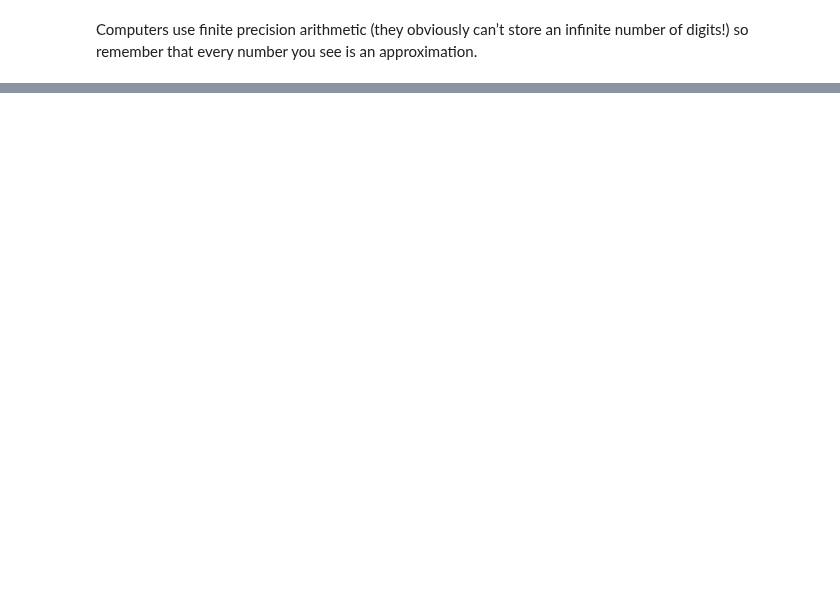
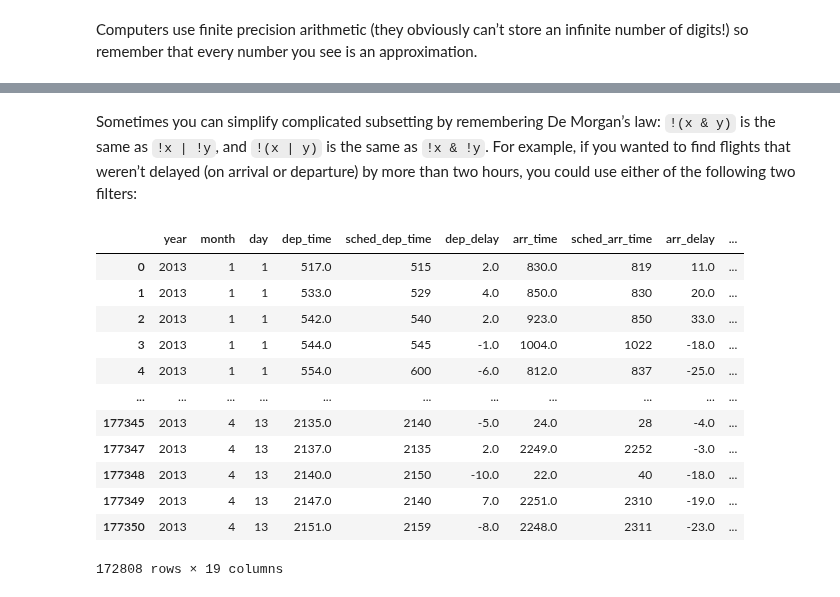
Before and after one commit to markumreed/ds4b, a Jupyter notebook: python_ds4b/01_exploration/02_data_transformation/02_data_transformation.ipynb, the cells around one changed output, grey strips where cells are left out. Saved outputs shown, nothing was run; the diff lists cells and outputs as text; code cells hidden in the pictures; blank space fills up the shorter version.

```diff
--- a/python_ds4b/01_exploration/02_data_transformation/02_data_transformation.ipynb
+++ b/python_ds4b/01_exploration/02_data_transformation/02_data_transformation.ipynb
@@ -10,7 +10,9 @@ Visualisation is an important tool for insight generation, but it is rare that y
 In this chapter we’re going to focus on how to use the dplyr package, another core member of the tidyverse. We’ll illustrate the key ideas using data from the NYC Flight data, and use `seaborn` to help us understand the data.
 # %%
 import pandas as pd
-flights = pd.read_csv("flights.csv")
+import numpy as np
+
+flights = pd.read_csv("flight_data.csv")
 # %% [markdown]
 ### NYC Flights Dataset
 
@@ -83,0 +124,18 @@ Computers use finite precision arithmetic (they obviously can’t store an infin
+# %% [markdown]
+Sometimes you can simplify complicated subsetting by remembering De Morgan’s law: `!(x & y)` is the same as `!x | !y`, and `!(x | y)` is the same as `!x & !y`. For example, if you wanted to find flights that weren’t delayed (on arrival or departure) by more than two hours, you could use either of the following two filters:
+# %%
+flights.query("~(arr_delay > 120 | dep_delay > 120)")
+# %% [output]
+|  | year | month | day | dep_time | sched_dep_time | dep_delay | arr_time | sched_arr_time | arr_delay | ... |
+| 0 | 2013 | 1 | 1 | 517.0 | 515 | 2.0 | 830.0 | 819 | 11.0 | ... |
+| 1 | 2013 | 1 | 1 | 533.0 | 529 | 4.0 | 850.0 | 830 | 20.0 | ... |
+| 2 | 2013 | 1 | 1 | 542.0 | 540 | 2.0 | 923.0 | 850 | 33.0 | ... |
+| 3 | 2013 | 1 | 1 | 544.0 | 545 | -1.0 | 1004.0 | 1022 | -18.0 | ... |
+| 4 | 2013 | 1 | 1 | 554.0 | 600 | -6.0 | 812.0 | 837 | -25.0 | ... |
+| ... | ... | ... | ... | ... | ... | ... | ... | ... | ... | ... |
+| 177345 | 2013 | 4 | 13 | 2135.0 | 2140 | -5.0 | 24.0 | 28 | -4.0 | ... |
+| 177347 | 2013 | 4 | 13 | 2137.0 | 2135 | 2.0 | 2249.0 | 2252 | -3.0 | ... |
+| 177348 | 2013 | 4 | 13 | 2140.0 | 2150 | -10.0 | 22.0 | 40 | -18.0 | ... |
+| 177349 | 2013 | 4 | 13 | 2147.0 | 2140 | 7.0 | 2251.0 | 2310 | -19.0 | ... |
+| 177350 | 2013 | 4 | 13 | 2151.0 | 2159 | -8.0 | 2248.0 | 2311 | -23.0 | ... |
+172808 rows × 19 columns
```
Also changed, not shown: parts of 58 cells of this notebook.
